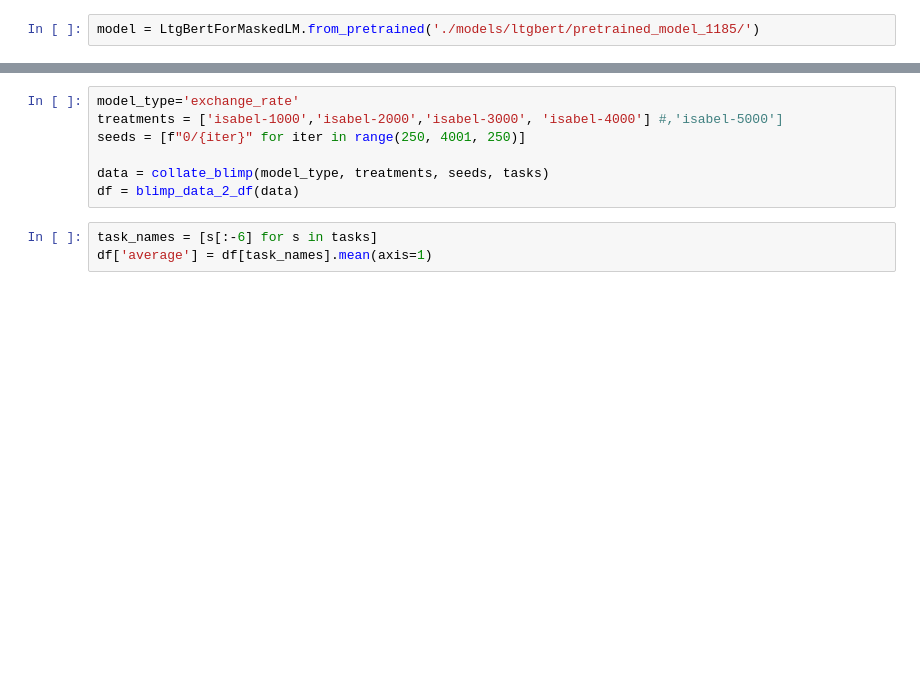
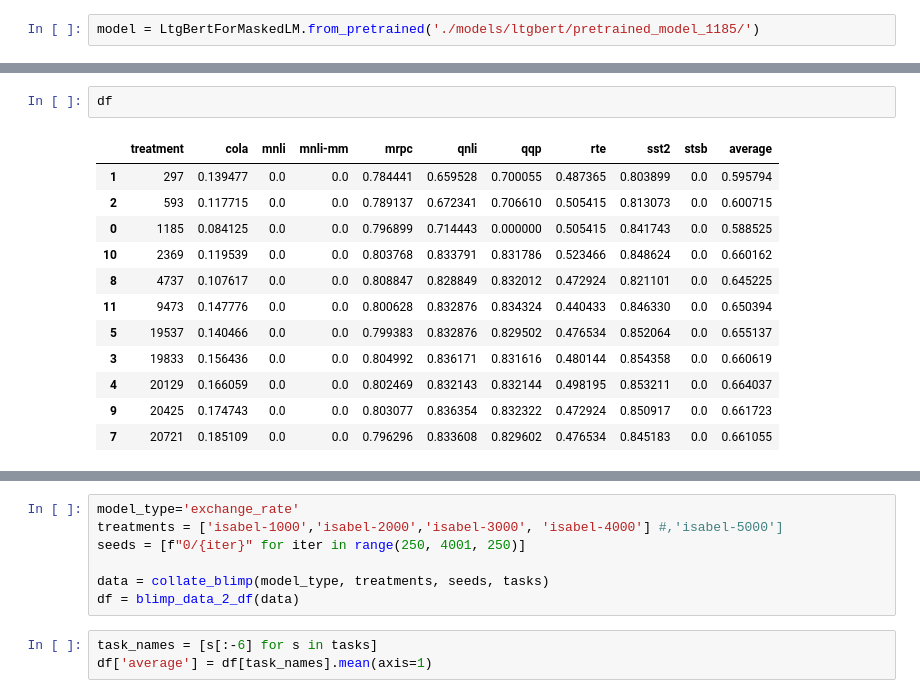
Before and after one commit to michahu/evaluation-pipeline, a Jupyter notebook: collate.ipynb, the cells around one changed output, grey strips where cells are left out. Drawn from its saved outputs; the diff is of its cells as text; blank space fills up the shorter version.

```diff
--- a/collate.ipynb
+++ b/collate.ipynb
@@ -260,0 +356,15 @@ def blimp_data_2_df(data):
+# %%
+df
+# %% [output]
+|  | treatment | cola | mnli | mnli-mm | mrpc | qnli | qqp | rte | sst2 | stsb | average |
+| 1 | 297 | 0.139477 | 0.0 | 0.0 | 0.784441 | 0.659528 | 0.700055 | 0.487365 | 0.803899 | 0.0 | 0.595794 |
+| 2 | 593 | 0.117715 | 0.0 | 0.0 | 0.789137 | 0.672341 | 0.706610 | 0.505415 | 0.813073 | 0.0 | 0.600715 |
+| 0 | 1185 | 0.084125 | 0.0 | 0.0 | 0.796899 | 0.714443 | 0.000000 | 0.505415 | 0.841743 | 0.0 | 0.588525 |
+| 10 | 2369 | 0.119539 | 0.0 | 0.0 | 0.803768 | 0.833791 | 0.831786 | 0.523466 | 0.848624 | 0.0 | 0.660162 |
+| 8 | 4737 | 0.107617 | 0.0 | 0.0 | 0.808847 | 0.828849 | 0.832012 | 0.472924 | 0.821101 | 0.0 | 0.645225 |
+| 11 | 9473 | 0.147776 | 0.0 | 0.0 | 0.800628 | 0.832876 | 0.834324 | 0.440433 | 0.846330 | 0.0 | 0.650394 |
+| 5 | 19537 | 0.140466 | 0.0 | 0.0 | 0.799383 | 0.832876 | 0.829502 | 0.476534 | 0.852064 | 0.0 | 0.655137 |
+| 3 | 19833 | 0.156436 | 0.0 | 0.0 | 0.804992 | 0.836171 | 0.831616 | 0.480144 | 0.854358 | 0.0 | 0.660619 |
+| 4 | 20129 | 0.166059 | 0.0 | 0.0 | 0.802469 | 0.832143 | 0.832144 | 0.498195 | 0.853211 | 0.0 | 0.664037 |
+| 9 | 20425 | 0.174743 | 0.0 | 0.0 | 0.803077 | 0.836354 | 0.832322 | 0.472924 | 0.850917 | 0.0 | 0.661723 |
+| 7 | 20721 | 0.185109 | 0.0 | 0.0 | 0.796296 | 0.833608 | 0.829602 | 0.476534 | 0.845183 | 0.0 | 0.661055 |
```
Also changed, not shown: parts of 14 cells of this notebook, 6 other files.
